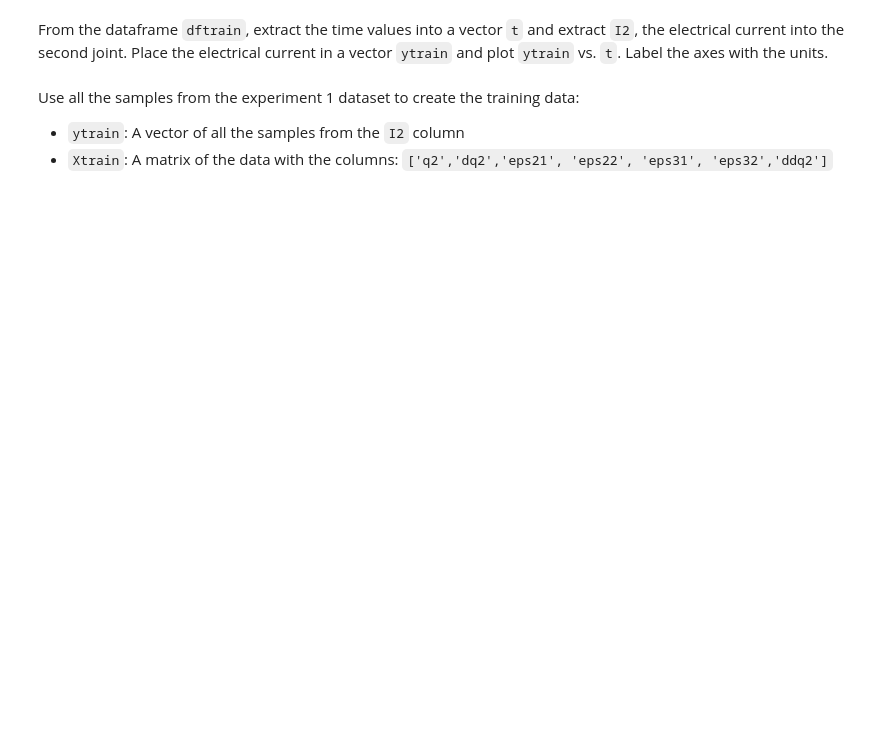
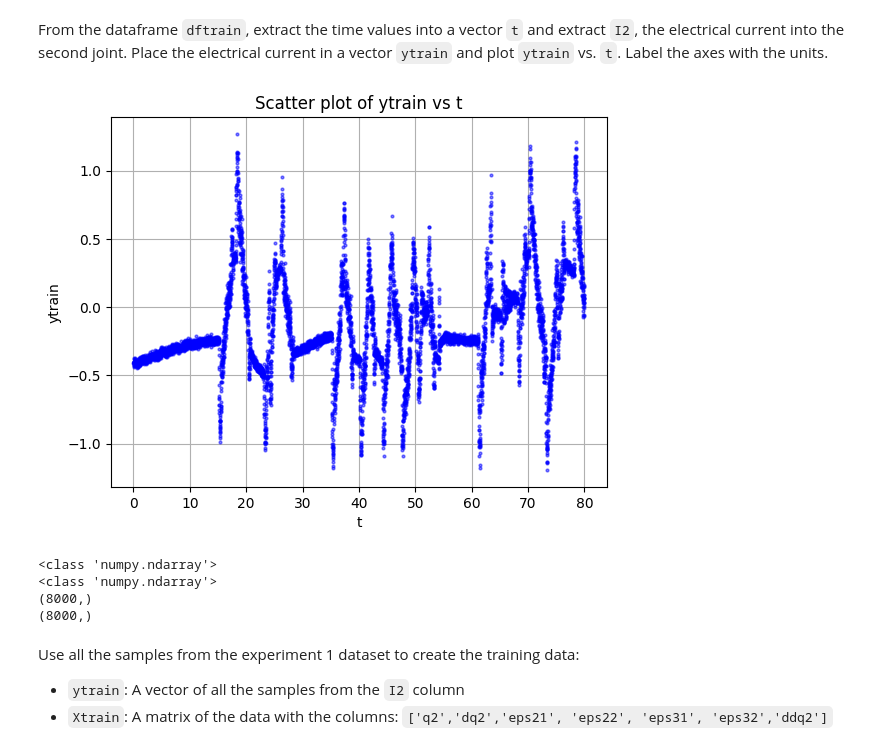
Before and after one commit to ivanearisty/obsidian, a Jupyter notebook: Classes + Uni/Machine Learning/demos/Lab2.1.iae225.ipynb, the cells around one changed output. Drawn from its saved outputs; the diff is of its cells as text; code cells hidden in the pictures; blank space fills up the shorter version.

```diff
--- a/Classes + Uni/Machine Learning/demos/Lab2.1.iae225.ipynb
+++ b/Classes + Uni/Machine Learning/demos/Lab2.1.iae225.ipynb
@@ -35,5 +35,5 @@ names =[
 ]
 # TODO
 
-dftrain = pd.read_csv('https://github.com/cpmusco/machinelearning2022/blob/master/data/exp1.csv', header=None,delim_whitespace=False,names=names,na_values='?')
-dftest = pd.read_csv('https://github.com/cpmusco/machinelearning2022/blob/master/data/exp2.csv')
+dftrain = pd.read_csv('https://github.com/cpmusco/machinelearning2022/blob/master/data/exp1.csv?raw=true', header=None, names=names, na_values='?', sep=',')
+dftest = pd.read_csv('https://github.com/cpmusco/machinelearning2022/blob/master/data/exp2.csv?raw=true', header=None, names=names, na_values='?', sep=',')
@@ -53,3 +68,22 @@ From the dataframe `dftrain`, extract the time values into a vector `t` and extr
+# %%
+ytrain = dftrain['I2'].values
+t = dftrain['t'].values
+plt.xlabel('t')
+plt.ylabel('ytrain')
+plt.title('Scatter plot of ytrain vs t')
+plt.grid(True)
+plt.plot(t, ytrain, 'o', color='blue', markersize=2, alpha=0.5)
+plt.show()
+print(type(ytrain))
+print(type(t))
+print(ytrain.shape)
+print(t.shape)
+# %% [output]
+[figure, added]
+<class 'numpy.ndarray'>
+<class 'numpy.ndarray'>
+(8000,)
+(8000,)
 # %% [markdown]
 Use all the samples from the experiment 1 dataset to create the training data:
 * `ytrain`:  A vector of all the samples from the `I2` column
```
Also changed, not shown: parts of 9 cells of this notebook, 1 other file.
